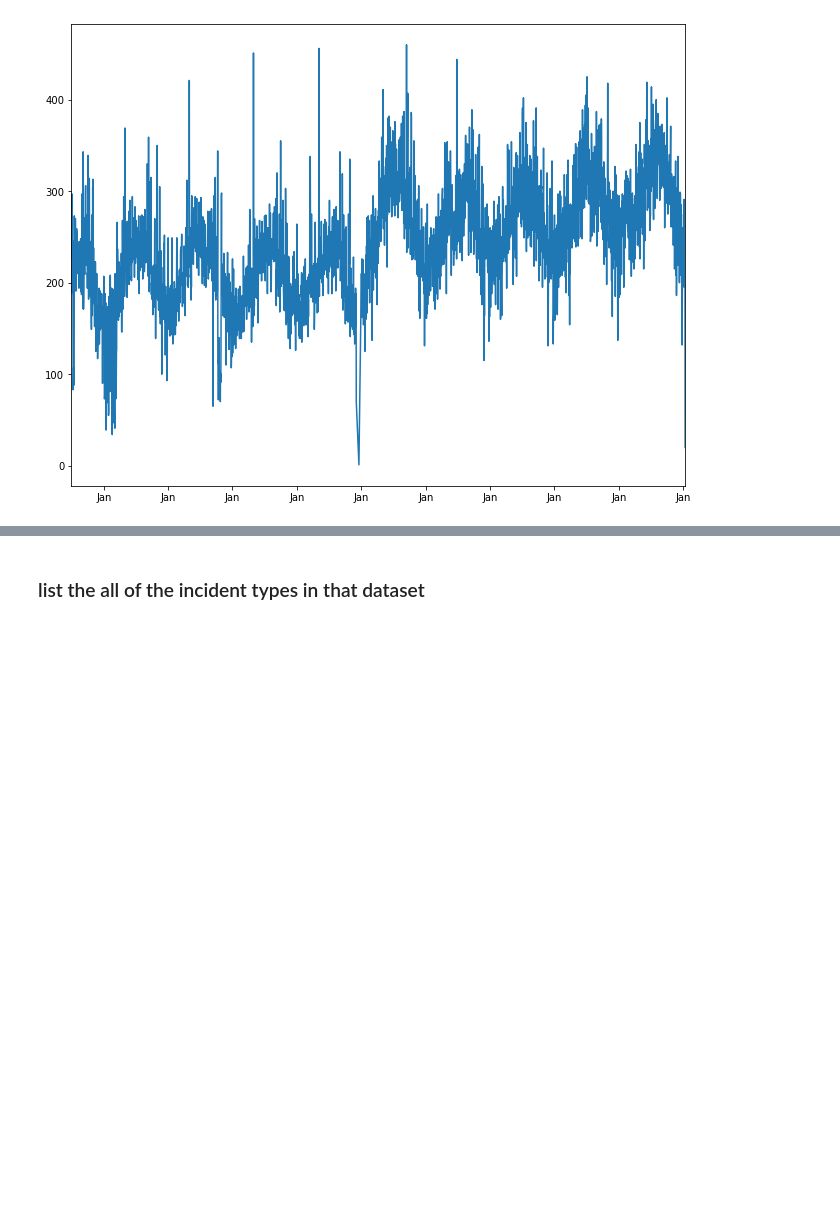
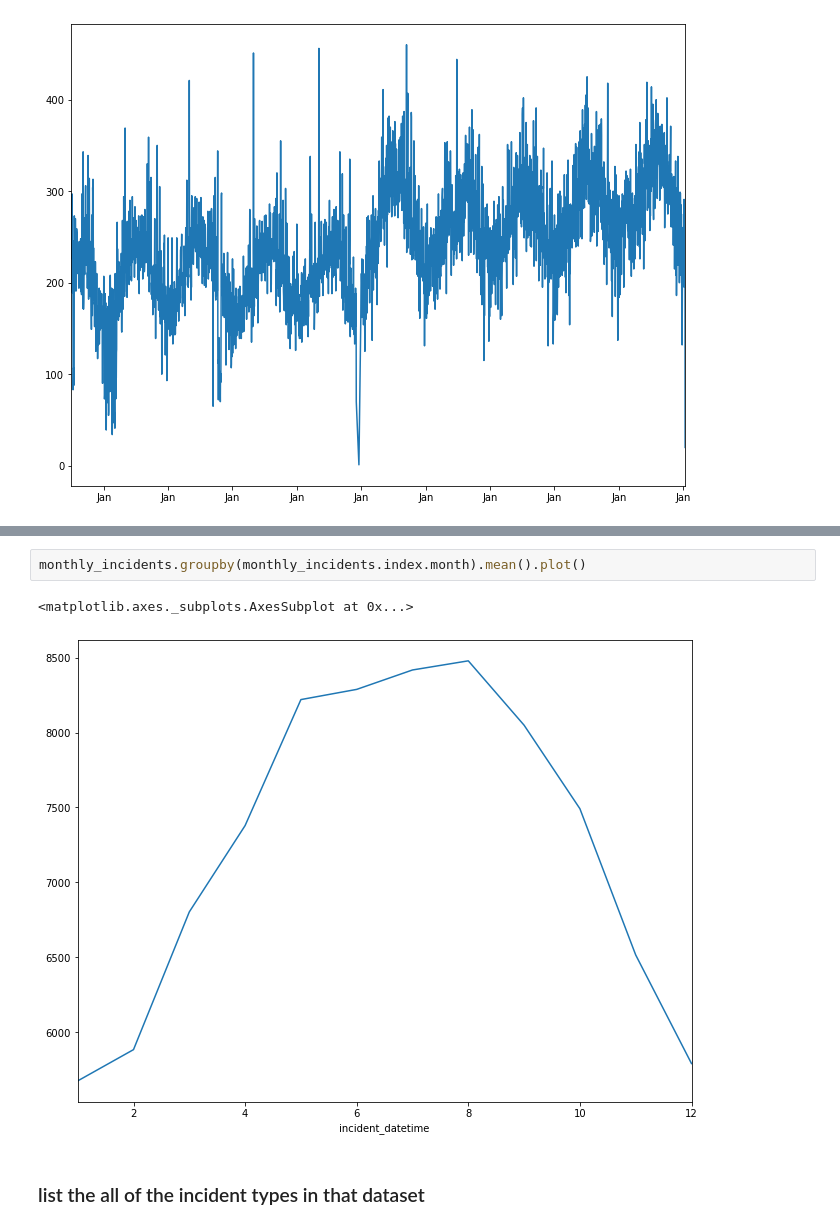
Before and after one commit to mnfienen/python-usgs-training, a Jupyter notebook: notebooks/part1_python_intro/gis_vector_msn_crime.ipynb, the cells around one changed output, grey strips where cells are left out. Saved outputs shown, nothing was run; the diff lists cells and outputs as text; blank space fills up the shorter version.

```diff
--- a/notebooks/part1_python_intro/gis_vector_msn_crime.ipynb
+++ b/notebooks/part1_python_intro/gis_vector_msn_crime.ipynb
@@ -152,3 +179,8 @@ ax.xaxis.set_major_formatter(dates.DateFormatter('%b'))
+# %%
+monthly_incidents.groupby(monthly_incidents.index.month).mean().plot()
+# %% [output]
+<matplotlib.axes._subplots.AxesSubplot at 0x...>
+[figure, added]
 # %% [markdown]
 ### list the all of the incident types in that dataset
 # %%
```
Also changed, not shown: parts of 10 cells of this notebook, 1 other file.
